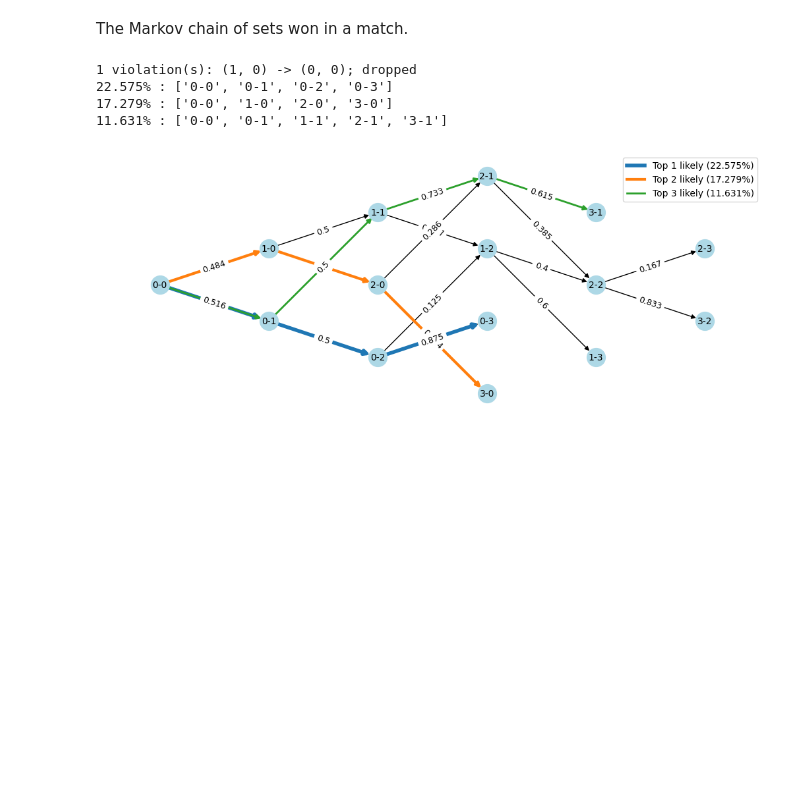
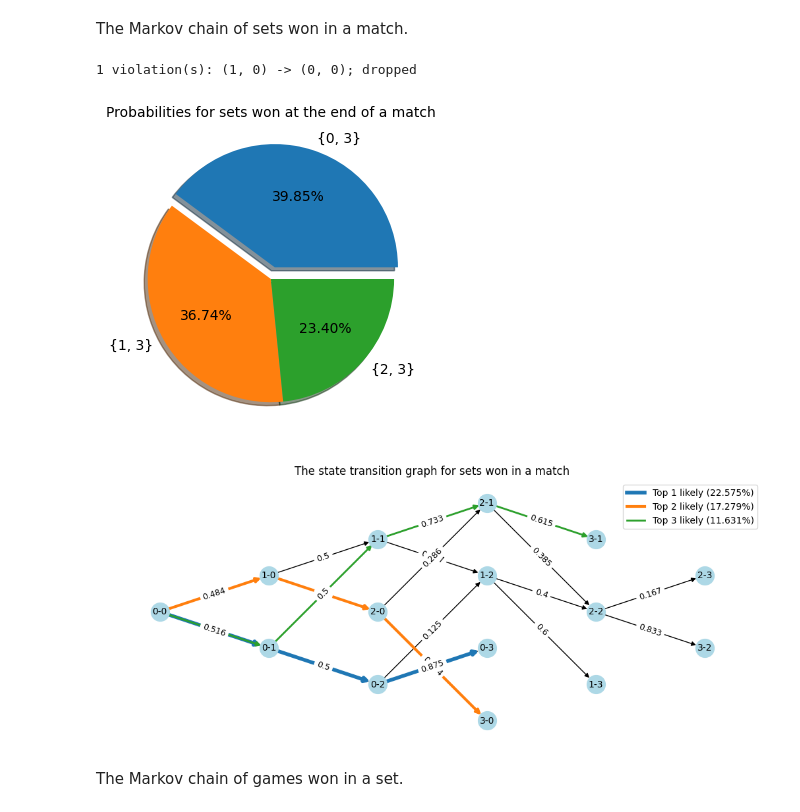
Before and after one commit to Charlie-XIAO/MCM24-xzz, a Jupyter notebook: q2.ipynb, the cells around one changed output. Saved outputs shown, nothing was run; the diff lists cells and outputs as text; code cells hidden in the pictures; blank space fills up the shorter version.

```diff
--- a/q2.ipynb
+++ b/q2.ipynb
@@ -8,18 +8,18 @@ df = pd.read_csv("wimbledon.csv")
 # %% [markdown]
 Define a function for plotting the Markov chain of transitions at some level.
 # %%
-def plot_markov(target, breaker, end_decision_func, figsize, node_size, font_base):
+def plot_markov(*, target, target_lo, target_hi, end_decision_func, figsize, node_size, font_base):
     # Count the transitions
     transition_counts = {}
     for i in range(1, len(df)):
         cur_row, prev_row = df.iloc[i], df.iloc[i - 1]
-        cur_state = (cur_row[f"p1_{target}"], cur_row[f"p2_{target}"])
-        prev_state = (prev_row[f"p1_{target}"], prev_row[f"p2_{target}"])
+        cur_state = (cur_row[f"p1_{target}s"], cur_row[f"p2_{target}s"])
+        prev_state = (prev_row[f"p1_{target}s"], prev_row[f"p2_{target}s"])
         if prev_state != cur_state:
             if cur_state == (0, 0) and end_decision_func(prev_state):
-                if prev_row[breaker] == 1:
+                if prev_row[f"{target_lo}_victor"] == 1:
                     cur_state = (prev_state[0] + 1, prev_state[1])
-                elif prev_row[breaker] == 2:
+                elif prev_row[f"{target_lo}_victor"] == 2:
                     cur_state = (prev_state[0], prev_state[1] + 1)
             if prev_state not in transition_counts:
                 transition_counts[prev_state] = {}
@@ -66,24 +66,38 @@ def plot_markov(target, breaker, end_decision_func, figsize, node_size, font_bas
     nx.set_node_attributes(G, values=subset_labels, name="subset")
 
     # Find the most likely paths that the match will flow in
-    all_paths = []
+    all_paths = []  # (path, probability, end_state)
     for node in G:
         if G.out_degree(node) == 0:
             for path in nx.all_simple_paths(G, source="0-0", target=node):
                 prob = 1
                 for i in range(len(path) - 1):
                     prob *= G[path[i]][path[i + 1]]["weight"]
-                all_paths.append((path, prob))
+                all_paths.append((path, prob, node))
     all_paths.sort(key=lambda x: x[1], reverse=True)
     Gm, spec_edgelist = nx.MultiDiGraph(G), []
     colors = ["tab:blue", "tab:orange", "tab:green"]
-    for i, (path, prob) in enumerate(all_paths):
+    for i, (path, prob, _) in enumerate(all_paths):
         if i >= len(colors):
             break
         for j in range(len(path) - 1):
             spec_key = Gm.add_edge(path[j], path[j + 1], color=colors[i], width=4 - i)
             spec_edgelist.append((path[j], path[j + 1], spec_key))
-        print(f"{prob:.3%} : {path}")
+
+    # Plot probabilties for each ending situation
+    assert sum(x[1] for x in all_paths) - 1 <= 1e-6, "Probabilities do not sum to 1"
+    end_states = {}
+    for _, prob, end_state in all_paths:
+        k = tuple(sorted(map(int, end_state.split("-"))))
+        if k in end_states:
+            end_states[k] += prob
+        else:
+            end_states[k] = prob
+    end_states = sorted(end_states.items(), key=lambda x: x[1], reverse=True)
+    plt.figure(figsize=(5, 4))
+    plt.pie([s[1] for s in end_states], explode=[0.1] + [0] * (len(end_states) - 1), labels=[set(s[0]) for s in end_states], shadow=True, autopct="%.2f%%")
+    plt.title(f"Probabilities for {target}s won at the end of a {target_hi}", fontsize=10)
+    plt.show()
 
     # Plot the transition graph
     pos = nx.multipartite_layout(G)
@@ -119,23 +133,25 @@ def plot_markov(target, breaker, end_decision_func, figsize, node_size, font_bas
         ],
         fontsize=font_base,
     )
+    plt.title(f"The state transition graph for {target}s won in a {target_hi}", fontsize=font_base + 2)
     plt.show()
 # %% [markdown]
 The Markov chain of sets won in a match.
 # %%
 plot_markov(
-    target="sets",
-    breaker="game_victor",
+    target="set",
+    target_lo="game",
+    target_hi="match",
     end_decision_func=lambda prev_state: prev_state[0] == 2 or prev_state[1] == 2,
     figsize=(10, 4),
     node_size=400,
     font_base=10,
 )
 # %% [output]
 1 violation(s): (1, 0) -> (0, 0); dropped
-22.575% : ['0-0', '0-1', '0-2', '0-3']
-17.279% : ['0-0', '1-0', '2-0', '3-0']
-11.631% : ['0-0', '0-1', '1-1', '2-1', '3-1']
-[figure, old version]
+[figure, new version]
+[figure, added]
+# %% [markdown]
+The Markov chain of games won in a set.
 # %%
 plot_markov(
```
Also changed, not shown: parts of 1 cell of this notebook.
